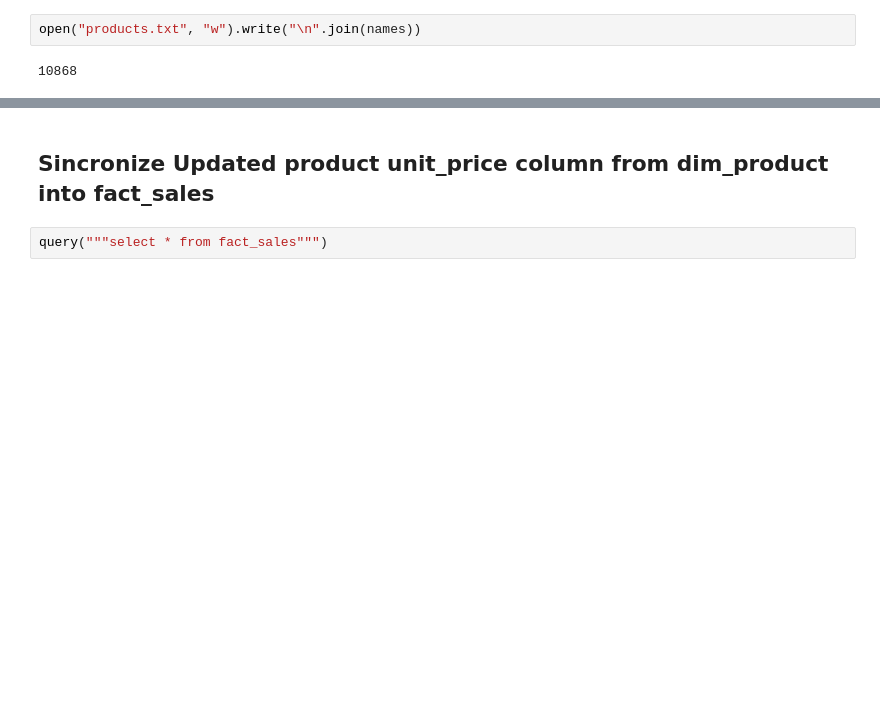
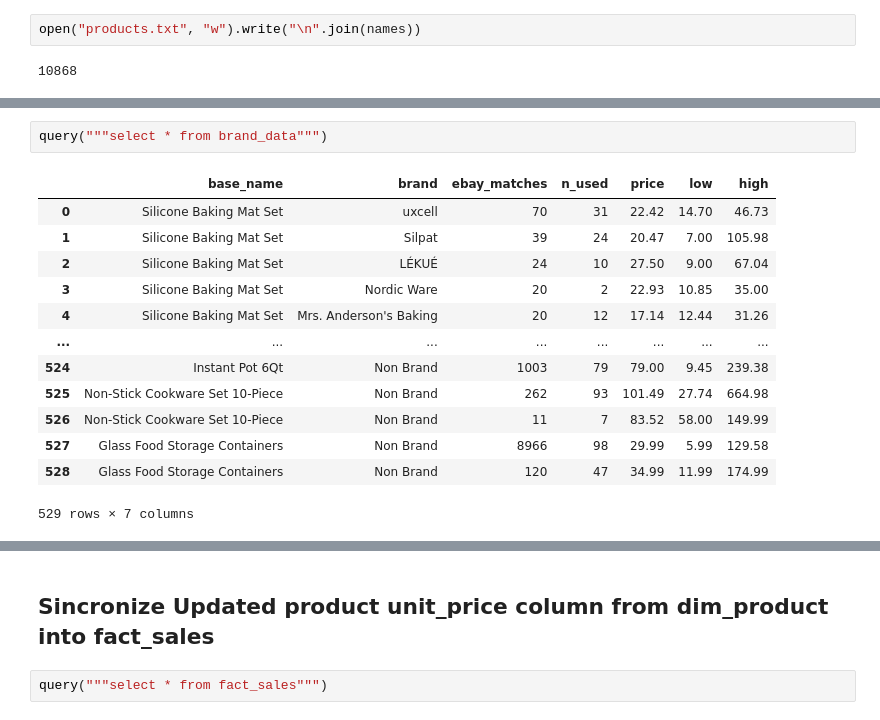
Before and after one commit to Retail-Analytical-Platform/Retail-Analytics-Data, a Jupyter notebook: etl/main_pipeline.ipynb, the cells around one changed output, grey strips where cells are left out. Cells and saved outputs as stored; diff of their text form; blank space fills up the shorter version.

```diff
--- a/etl/main_pipeline.ipynb
+++ b/etl/main_pipeline.ipynb
@@ -359,0 +498,16 @@ open("products.txt", "w").write("\n".join(names))
+# %%
+query("""select * from brand_data""")
+# %% [output]
+|  | base_name | brand | ebay_matches | n_used | price | low | high |
+| 0 | Silicone Baking Mat Set | uxcell | 70 | 31 | 22.42 | 14.70 | 46.73 |
+| 1 | Silicone Baking Mat Set | Silpat | 39 | 24 | 20.47 | 7.00 | 105.98 |
+| 2 | Silicone Baking Mat Set | LÉKUÉ | 24 | 10 | 27.50 | 9.00 | 67.04 |
+| 3 | Silicone Baking Mat Set | Nordic Ware | 20 | 2 | 22.93 | 10.85 | 35.00 |
+| 4 | Silicone Baking Mat Set | Mrs. Anderson's Baking | 20 | 12 | 17.14 | 12.44 | 31.26 |
+| ... | ... | ... | ... | ... | ... | ... | ... |
+| 524 | Instant Pot 6Qt | Non Brand | 1003 | 79 | 79.00 | 9.45 | 239.38 |
+| 525 | Non-Stick Cookware Set 10-Piece | Non Brand | 262 | 93 | 101.49 | 27.74 | 664.98 |
+| 526 | Non-Stick Cookware Set 10-Piece | Non Brand | 11 | 7 | 83.52 | 58.00 | 149.99 |
+| 527 | Glass Food Storage Containers | Non Brand | 8966 | 98 | 29.99 | 5.99 | 129.58 |
+| 528 | Glass Food Storage Containers | Non Brand | 120 | 47 | 34.99 | 11.99 | 174.99 |
+529 rows × 7 columns
```
Also changed, not shown: parts of 16 cells of this notebook.
